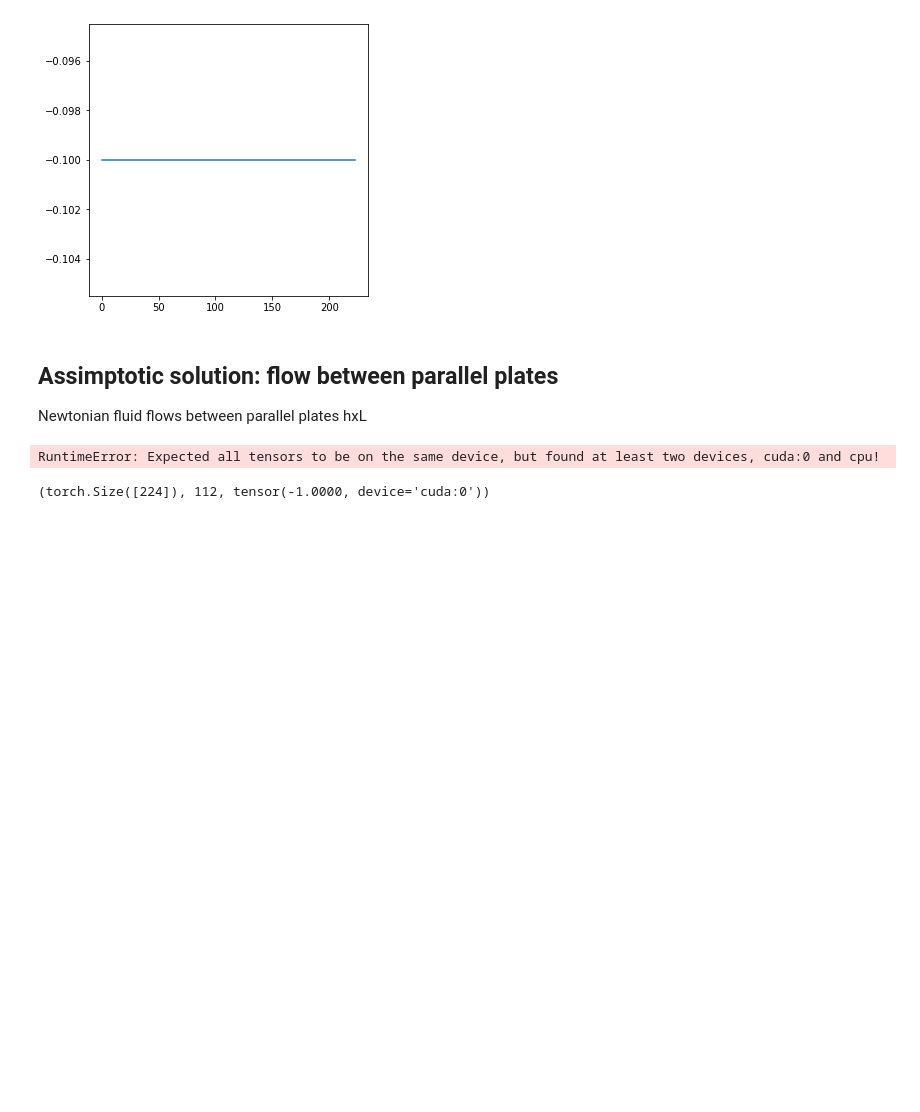
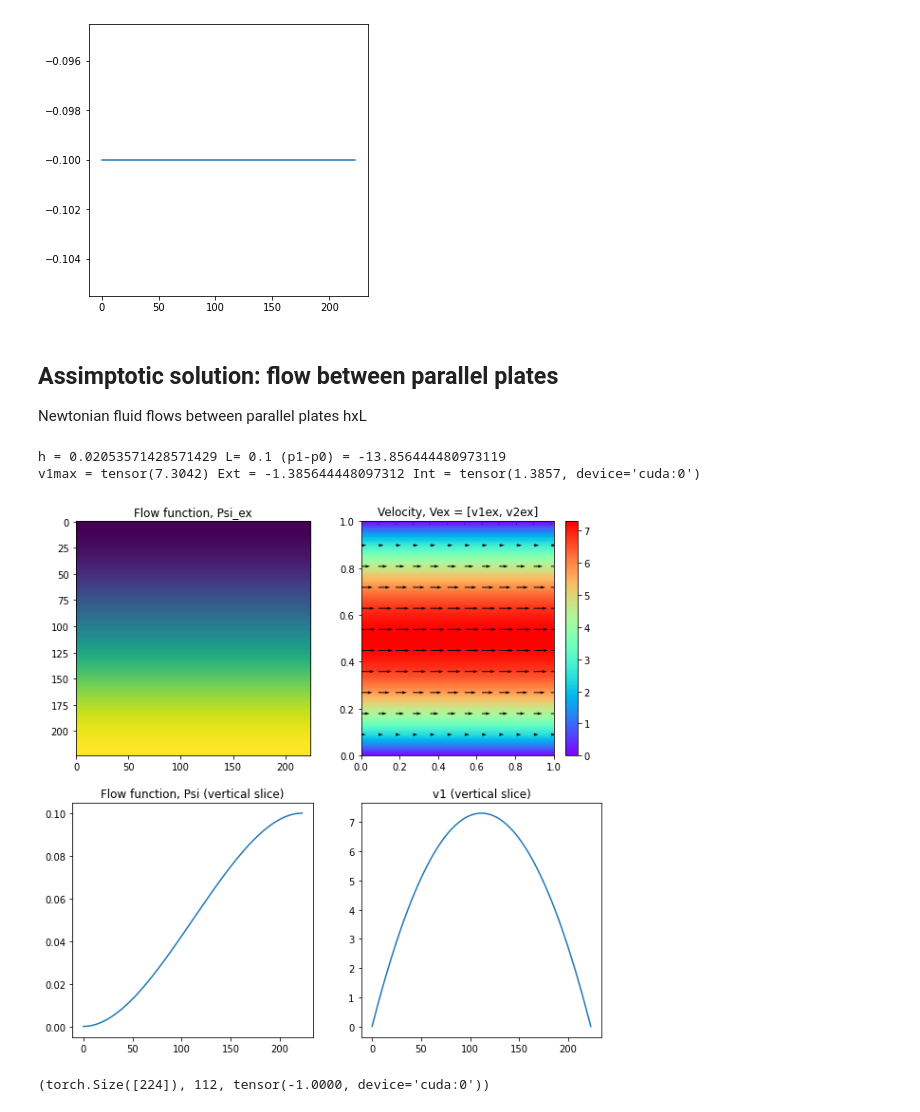
Before and after one commit to Mechanics-Mechatronics-and-Robotics/Physics-based-loss-and-machine-learning-approach-in-application-to-viscous-fluids-flow-modeling, a Jupyter notebook: Main.ipynb, the cells around one changed output. Saved outputs shown, nothing was run; the diff lists cells and outputs as text; code cells hidden in the pictures; blank space fills up the shorter version.

```diff
--- a/Main.ipynb
+++ b/Main.ipynb
@@ -113,3 +119,10 @@ Numerical integrals: single and double can be implemented by torch.trapezoid fun
+# %%
+def vector_plot(X, V, FIGSIZE, vptitle='vector_plot',step=10):
+    gradmag = np.sqrt(V[0]**2+V[1]**2)
+    plt.pcolor(X[0], X[1], gradmag,cmap='rainbow')
+    plt.colorbar()
+    plt.quiver(X[0][::step,::step], X[1][::step,::step], V[0][::step,::step], V[1][::step,::step])
+    plt.title(vptitle)
 # %% [markdown]
 # Major functions
 
@@ -561,10 +575,7 @@ Newtonian fluid flows between parallel plates hxL
 #Exact solution
 
 h=(SIZE-2*S2)*L/SIZE#(126-92)*L/126 # h is thickness of the channel, L is it's length
-# v1ex = pressureDrop / (2 * MU * L) * X2N*(X2N - 1) * h ** 2
-# v1exmax = pressureDrop / (2 * MU * L) * X2N[int(SIZE/2)]*(X2N[int(SIZE/2)] - 1) * h ** 2 # in the middle of the flow
-# psiex = (pressureDrop / (2 * MU * L) * (X2N ** 2)*((X2N/3) - (1/2)) * (h ** 3) + Q
-#        + pressureDrop / (12 * MU * L) * (h ** 3))
+
 C0 = -12*MU*Q/(h**3)
 C1 = 6*Q/(h**2)
 psiex = C0*(X2N**3)*h**3/(6*MU) + C1*(X2N**2/2)*h**2
@@ -572,68 +583,56 @@ v1ex = C0*(X2N**2)*h**2/(2*MU) + C1*(X2N)*h
 v1exmax = v1ex[int(SIZE/2)]
 
 pressureDrop = C0*L
-Extex = pressureDrop * Q
+Ext_ex = pressureDrop * Q
 
 # From 1D to 2D
 psiex = psiex * torch.ones(SIZE, SIZE)
 psiex = psiex.t()
 
 v1ex = v1ex * torch.ones(SIZE, SIZE)
 v1ex = v1ex.t()
 
 v2ex = torch.zeros(SIZE, SIZE)
 
 #Calculate Internal power to check numerical integration
 lim1 = [0, L]
 lim2 = [0, h]
 
 xi11, xi12, xi22, EtaEta = TksiDistr(v1ex, v2ex, DX1N, DX2N, lim1, lim2)
-#xi11,xi12,xi22,EtaEta = TksiDistr(v1Masked,v2Masked,dx1n,dx2n,lim1,lim2)
 
 int1EtaEta = torch.trapz(EtaEta)
-#int1EtaEta = scipy.integrate.fixed_quad(EtaEta.cpu(),0,1)
 int2EtaEta = torch.trapz(int1EtaEta)
-#int1EtaEta = scipy.integrate.fixed_quad(int1EtaEta.cpu(),0,1)
-
-s = DX1N * DX2N * lim1[1] * lim2[1]
-Intex = MU*s*int2EtaEta #doublelIntegral
-# EtaEta = np.array(EtaEta)
-# X1N = np.array(X1N)
-# X2N = np.array(X2N)
-#Intex = 0.5*MU*s*scipy.integrate.dblquad(EtaEta.cpu(),0,1,X1N.cpu(),X2N.cpu()) #doublelIntegra
+ds = DX1N * DX2N * lim1[1] * lim2[1] # elementary surface area
+Int_ex = MU*ds*int2EtaEta #doublelIntegral
 
 print('h =', h, 'L=', L, '(p1-p0) =', pressureDrop,
-      '\nv1max =', v1exmax, 'Ext =', Extex, 'Int =', Intex)
+      '\nv1max =', v1exmax, 'Ext =', Ext_ex, 'Int =', Int_ex)
 
-fig = plt.figure(figsize=(FIGSIZE*3, FIGSIZE*2))
-#plt.title('Flow domain hxL between 2 parallel plates')
-plt.subplot(2,3,1)
+
+#Visualization
+nr=2
+nc=2
+fig = plt.figure(figsize=(FIGSIZE*nr, FIGSIZE*nc))
+plt.subplot(nr,nc,1)
 plt.imshow(psiex)
-plt.title('Psi exact')
+plt.title('Flow function, Psi_ex')
 
-plt.subplot(2,3,2)
-plt.imshow(v1ex)
-plt.title('v1 exact')
+plt.subplot(nr,nc,2)
+vector_plot(np.meshgrid(X1N,X2N), [np.array(v1ex),np.array(v2ex)],FIGSIZE, 'Velocity, Vex = [v1ex, v2ex]', vps)
 
-plt.subplot(2,3,3)
-plt.imshow(v2ex)
-plt.title('v2 exact')
+plt.subplot(nr,nc,3)
+plt.plot(psiex[:,sp])
+plt.title('Flow function, Psi (vertical slice)')
 
-plt.subplot(2,3,4)
-plt.plot(psiex[:,sp])
-plt.title('Psi exact (slice)')
-
-plt.subplot(2,3,5)
+plt.subplot(nr,nc,4)
 plt.plot(v1ex[:,sp])
-plt.title('v1 exact (slice)')
-
-plt.subplot(2,3,6)
-plt.plot(v2ex[:,sp])
-plt.title('v2 exact (slice)')
+plt.title('v1 (vertical slice)')
 
 plt.show()
 # %% [output]
-RuntimeError: Expected all tensors to be on the same device, but found at least two devices, cuda:0 and cpu!
+h = 0.02053571428571429 L= 0.1 (p1-p0) = -13.856444480973119
+v1max = tensor(7.3042) Ext = -1.385644448097312 Int = tensor(1.3857, device='cuda:0')
+[figure, added]
 # %%
 X2N.shape, int(SIZE/2),Intex/Extex
 # %% [output]
```
Also changed, not shown: parts of 7 cells of this notebook.
